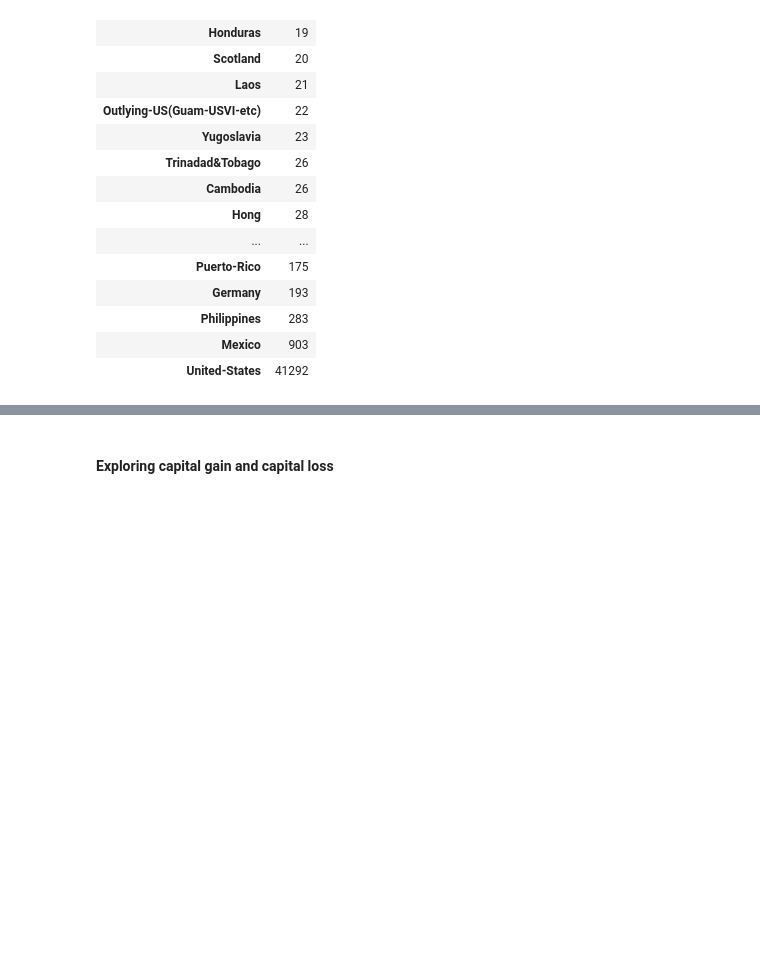
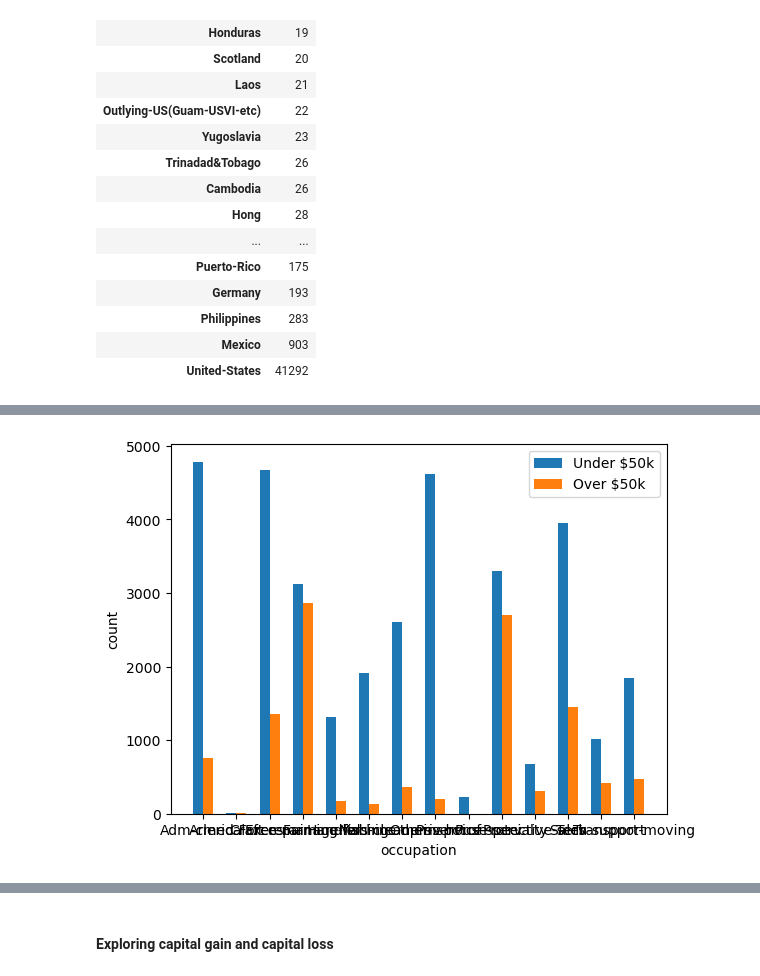
Before and after one commit to Jystine/dsc148-project, a Jupyter notebook: raine-eda.ipynb, the cells around one changed output, grey strips where cells are left out. Drawn from its saved outputs; the diff is of its cells as text; code cells hidden in the pictures; blank space fills up the shorter version.

```diff
--- a/raine-eda.ipynb
+++ b/raine-eda.ipynb
@@ -426,0 +433,4 @@ plotting(preproc_data, "income", 1)
+# %%
+plotting(preproc_data, "occupation", 14)
+# %% [output]
+[figure, added]
```
Also changed, not shown: parts of 28 cells of this notebook.
